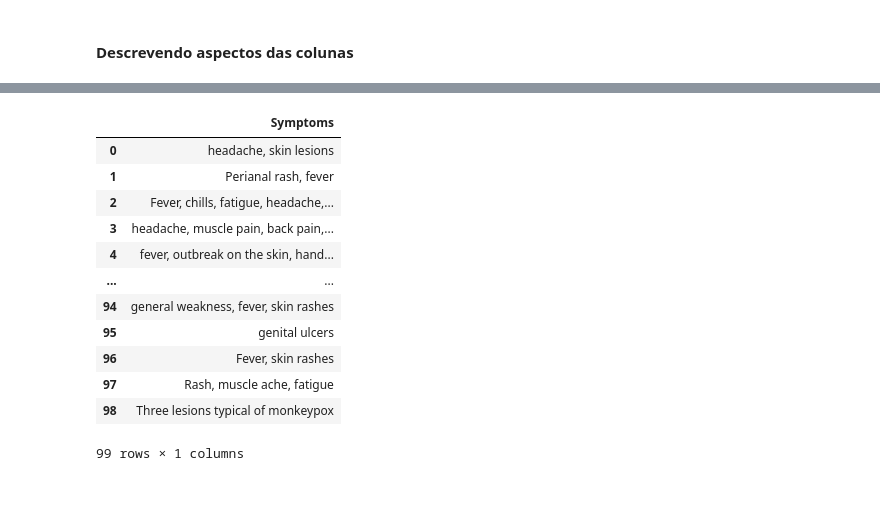
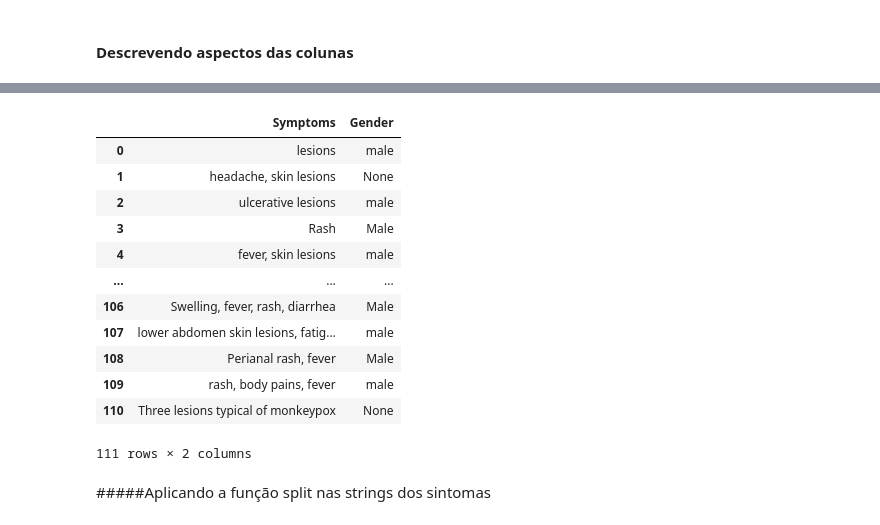
Before and after one commit to irenacosta/monkeypox2022, a Jupyter notebook: src/Scripts/monkeypox2022.ipynb, the cells around one changed output, grey strips where cells are left out. Cells and saved outputs as stored; diff of their text form; code cells hidden in the pictures; blank space fills up the shorter version.

Commit message:
atualização script colab notebook monkeypox

```diff
--- a/src/Scripts/monkeypox2022.ipynb
+++ b/src/Scripts/monkeypox2022.ipynb
@@ -108,16 +178,18 @@ monkeypoxdf.describe().show()
 # %%
-monkeypoxdf.select("Symptoms").distinct().toPandas()
+monkeypoxdf.select("Symptoms","Gender").distinct().toPandas()
 # %% [output]
-|  | Symptoms |
-| 0 | headache, skin lesions |
-| 1 | Perianal rash, fever |
-| 2 | Fever, chills, fatigue, headache,... |
-| 3 | headache, muscle pain, back pain,... |
-| 4 | fever, outbreak on the skin, hand... |
-| ... | ... |
-| 94 | general weakness, fever, skin rashes |
-| 95 | genital ulcers |
-| 96 | Fever, skin rashes |
-| 97 | Rash, muscle ache, fatigue |
-| 98 | Three lesions typical of monkeypox |
+|  | Symptoms | Gender |
+| 0 | lesions | male |
+| 1 | headache, skin lesions | None |
+| 2 | ulcerative lesions | male |
+| 3 | Rash | Male |
+| 4 | fever, skin lesions | male |
+| ... | ... | ... |
+| 106 | Swelling, fever, rash, diarrhea | Male |
+| 107 | lower abdomen skin lesions, fatig... | male |
+| 108 | Perianal rash, fever | Male |
+| 109 | rash, body pains, fever | male |
+| 110 | Three lesions typical of monkeypox | None |
-99 rows × 1 columns
+111 rows × 2 columns
+# %% [markdown]
+#####Aplicando a função split nas strings dos sintomas
```
Also changed, not shown: parts of 10 cells of this notebook.
